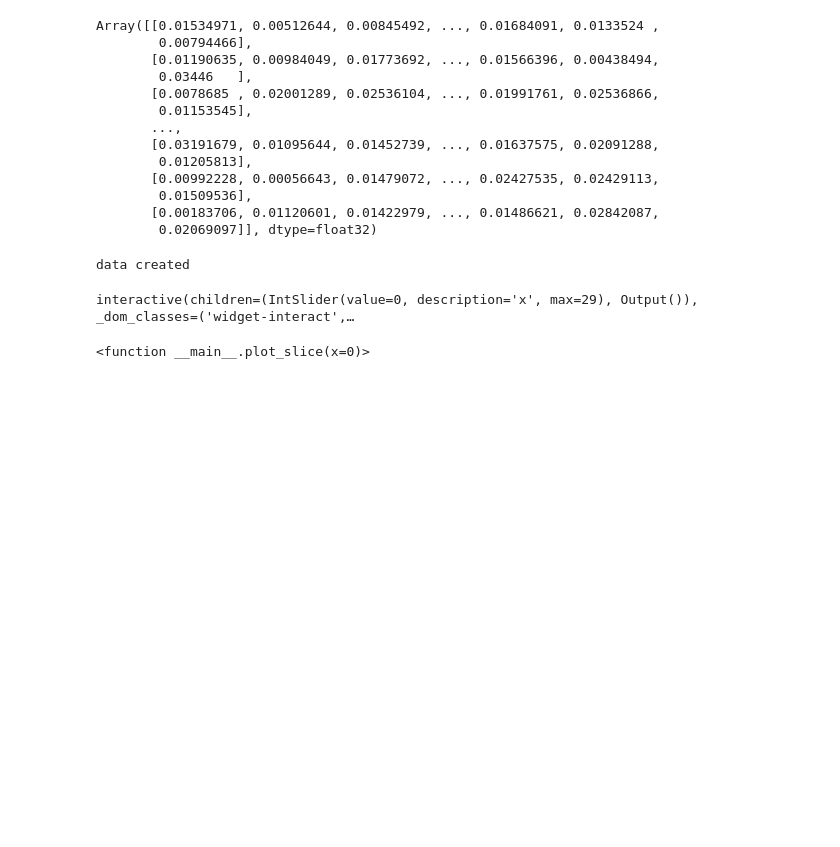
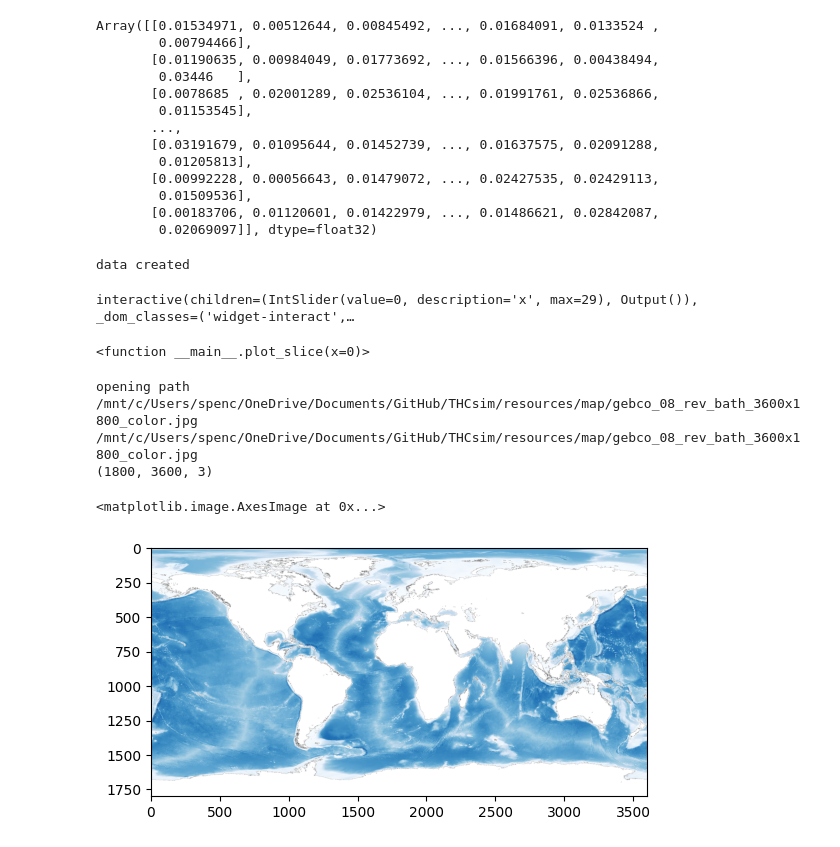
Before and after one commit to Stazi-101/THCsim, a Jupyter notebook: test_nb.ipynb, the cells around one changed output. Drawn from its saved outputs; the diff is of its cells as text; code cells hidden in the pictures; blank space fills up the shorter version.

```diff
--- a/test_nb.ipynb
+++ b/test_nb.ipynb
@@ -197,3 +197,46 @@ interact(plot_slice, x=IntSlider(min=0, max=data.shape[2]-1, step=1, value=0))
 data created
 interactive(children=(IntSlider(value=0, description='x', max=29), Output()), _dom_classes=('widget-interact',…
 <function __main__.plot_slice(x=0)>
+# %%
+import cv2
+import numpy as np
+import os
+
+def get_map_path(config):
+
+    if config["map"]["mask_image_path_relative"]:
+        print('opening path ', os.path.join( os.getcwd(), config["map"]["mask_image_path"] ))
+        print(os.path.join( os.getcwd(), config["map"]["mask_image_path"] ))
+        return os.path.join( os.getcwd(), config["map"]["mask_image_path"] )
+    else:
+        return config["map"]["mask_image_path"]
+
+
+def load_np(config):
+
+    image_np = cv2.imread(get_map_path(config))
+
+    return image_np[:,:,::-1]
+
+
+
+import matplotlib.pyplot as plt
+
+config = {"map": {"mask_image_path_relative": True,
+                    "mask_image_path": "resources/map/gebco_08_rev_bath_3600x1800_color.jpg"}}
+
+im = load_np(config).astype(int)
+print(im.shape)
+
+im[:,:,:] += (np.isclose(im[:,:,0],im[:,:,2], atol=4))[:,:,np.newaxis]*255
+
+im[im>255]=255
+
+plt.imshow(im)
+#plt.show()
+# %% [output]
+opening path  /mnt/c/Users/spenc/OneDrive/Documents/GitHub/THCsim/resources/map/gebco_08_rev_bath_3600x1800_color.jpg
+/mnt/c/Users/spenc/OneDrive/Documents/GitHub/THCsim/resources/map/gebco_08_rev_bath_3600x1800_color.jpg
+(1800, 3600, 3)
+<matplotlib.image.AxesImage at 0x...>
+[figure, added]
```
Also changed, not shown: 5 other files.
